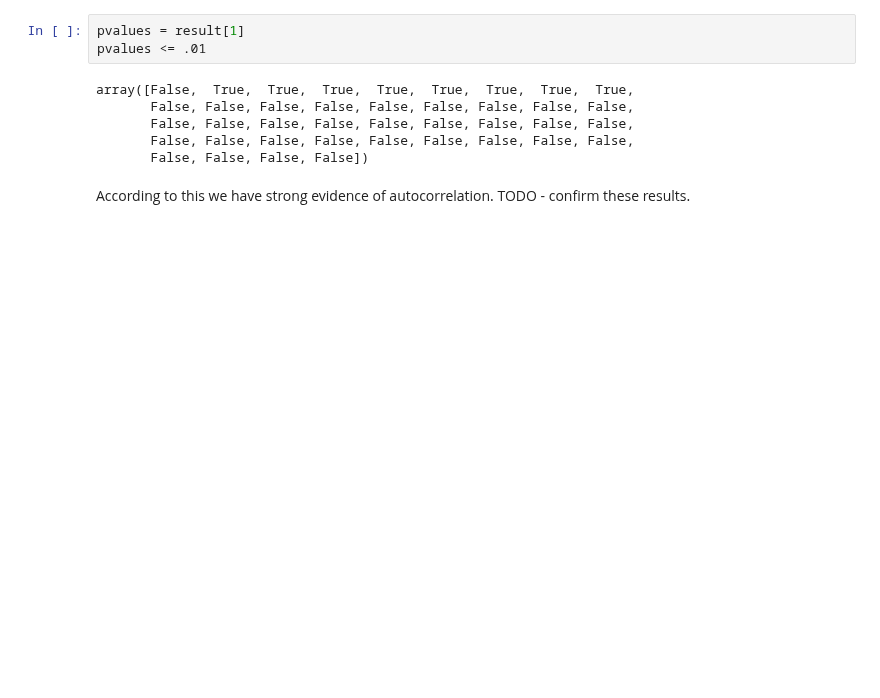
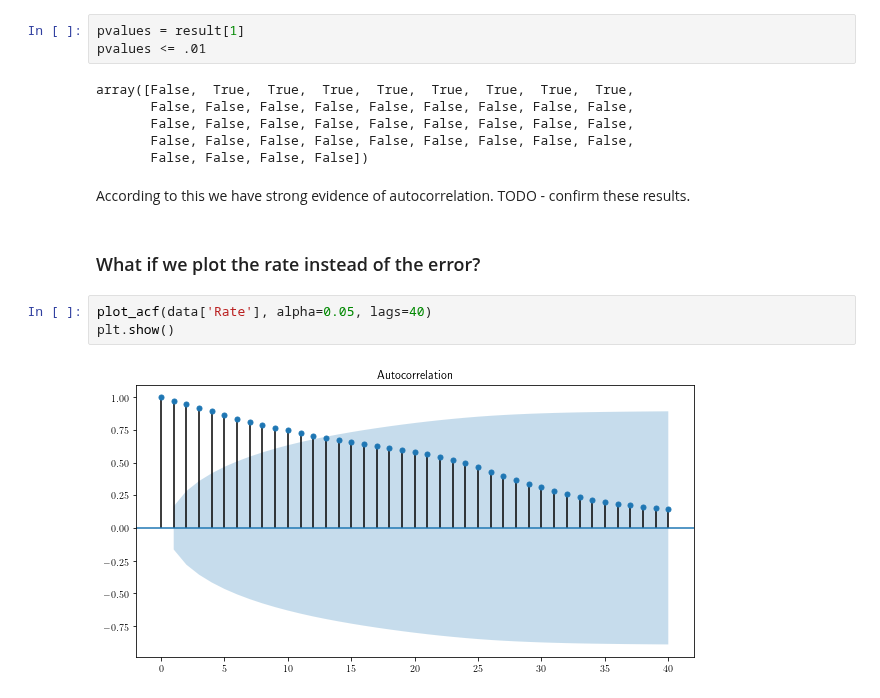
Before and after one commit to snowch-notes/statistics-old, a Jupyter notebook: timeseries/autocorrelation_and_prediction_intervals.ipynb, the cells around one changed output. Saved outputs shown, nothing was run; the diff lists cells and outputs as text; blank space fills up the shorter version.

```diff
--- a/timeseries/autocorrelation_and_prediction_intervals.ipynb
+++ b/timeseries/autocorrelation_and_prediction_intervals.ipynb
@@ -194,3 +199,10 @@ array([False,  True,  True,  True,  True,  True,  True,  True,  True,
        False, False, False, False])
 # %% [markdown]
 According to this we have strong evidence of autocorrelation.  TODO - confirm these results.
+# %% [markdown]
+### What if we plot the rate instead of the error?
+# %%
+plot_acf(data['Rate'], alpha=0.05, lags=40)
+plt.show()
+# %% [output]
+[figure, added]
```
Also changed, not shown: parts of 3 cells of this notebook.
